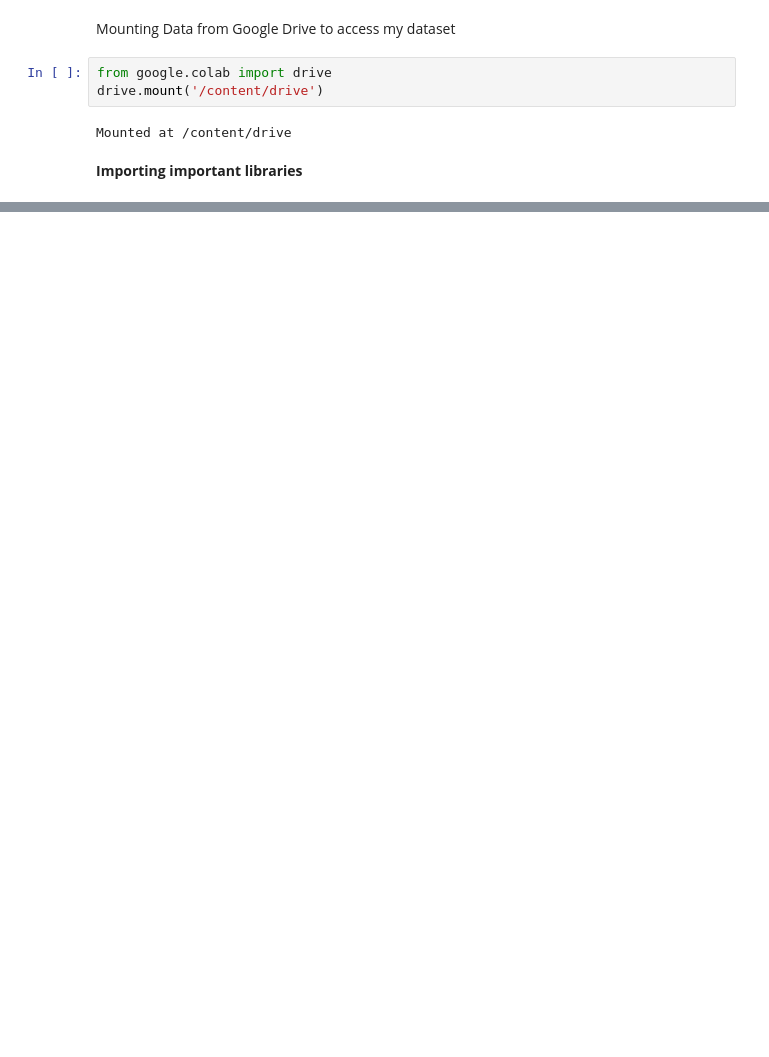
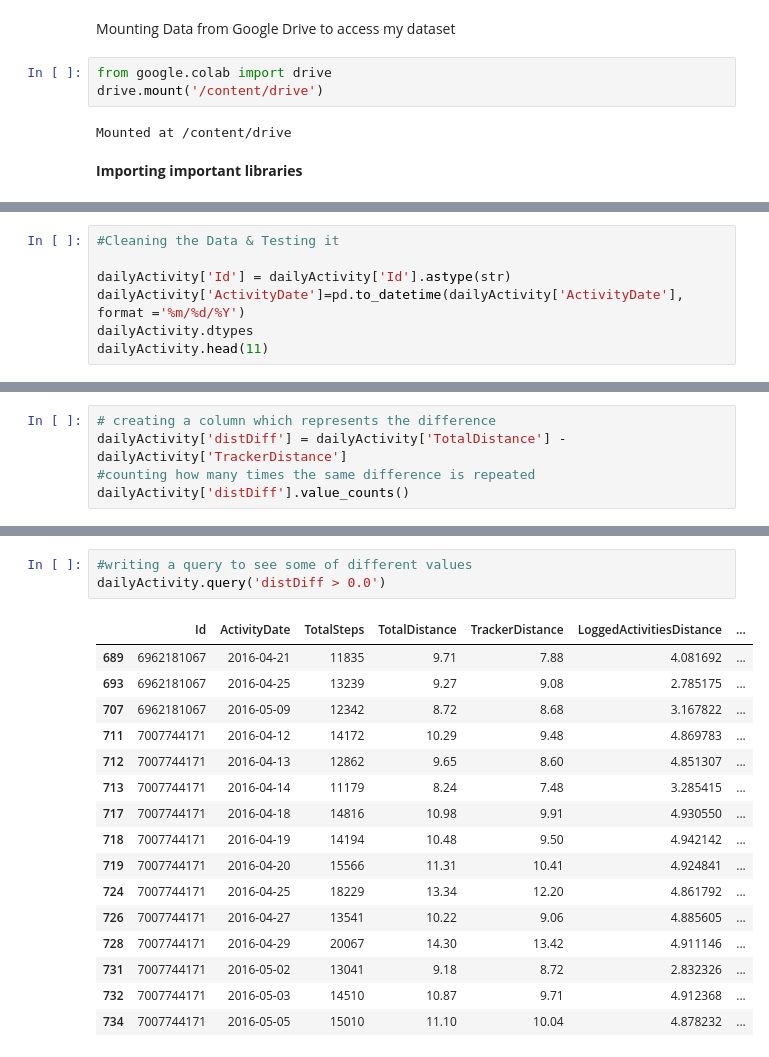
Before and after one commit to m7mdashrf/DataAnalysisCases, a Jupyter notebook: BellabitDataAnalysis.ipynb, the cells around one changed output, grey strips where cells are left out. Cells and saved outputs as stored; diff of their text form; blank space fills up the shorter version.

```diff
--- a/BellabitDataAnalysis.ipynb
+++ b/BellabitDataAnalysis.ipynb
@@ -35,0 +59,7 @@ dailyActivity.head(11)
+# %%
+#Cleaning the Data & Testing it
+
+dailyActivity['Id'] = dailyActivity['Id'].astype(str)
+dailyActivity['ActivityDate']=pd.to_datetime(dailyActivity['ActivityDate'], format ='%m/%d/%Y')
+dailyActivity.dtypes
+dailyActivity.head(11)
@@ -35,0 +81,5 @@ dailyActivity.head(11)
+# %%
+# creating a column which represents the difference
+dailyActivity['distDiff'] = dailyActivity['TotalDistance'] - dailyActivity['TrackerDistance']
+#counting how many times the same difference is repeated
+dailyActivity['distDiff'].value_counts()
@@ -35,0 +104,20 @@ dailyActivity.head(11)
+# %%
+#writing a query to see some of different values
+dailyActivity.query('distDiff > 0.0')
+# %% [output]
+|  | Id | ActivityDate | TotalSteps | TotalDistance | TrackerDistance | LoggedActivitiesDistance | ... |
+| 689 | 6962181067 | 2016-04-21 | 11835 | 9.71 | 7.88 | 4.081692 | ... |
+| 693 | 6962181067 | 2016-04-25 | 13239 | 9.27 | 9.08 | 2.785175 | ... |
+| 707 | 6962181067 | 2016-05-09 | 12342 | 8.72 | 8.68 | 3.167822 | ... |
+| 711 | 7007744171 | 2016-04-12 | 14172 | 10.29 | 9.48 | 4.869783 | ... |
+| 712 | 7007744171 | 2016-04-13 | 12862 | 9.65 | 8.60 | 4.851307 | ... |
+| 713 | 7007744171 | 2016-04-14 | 11179 | 8.24 | 7.48 | 3.285415 | ... |
+| 717 | 7007744171 | 2016-04-18 | 14816 | 10.98 | 9.91 | 4.930550 | ... |
+| 718 | 7007744171 | 2016-04-19 | 14194 | 10.48 | 9.50 | 4.942142 | ... |
+| 719 | 7007744171 | 2016-04-20 | 15566 | 11.31 | 10.41 | 4.924841 | ... |
+| 724 | 7007744171 | 2016-04-25 | 18229 | 13.34 | 12.20 | 4.861792 | ... |
+| 726 | 7007744171 | 2016-04-27 | 13541 | 10.22 | 9.06 | 4.885605 | ... |
+| 728 | 7007744171 | 2016-04-29 | 20067 | 14.30 | 13.42 | 4.911146 | ... |
+| 731 | 7007744171 | 2016-05-02 | 13041 | 9.18 | 8.72 | 2.832326 | ... |
+| 732 | 7007744171 | 2016-05-03 | 14510 | 10.87 | 9.71 | 4.912368 | ... |
+| 734 | 7007744171 | 2016-05-05 | 15010 | 11.10 | 10.04 | 4.878232 | ... |
```
Also changed, not shown: parts of 10 cells of this notebook.
